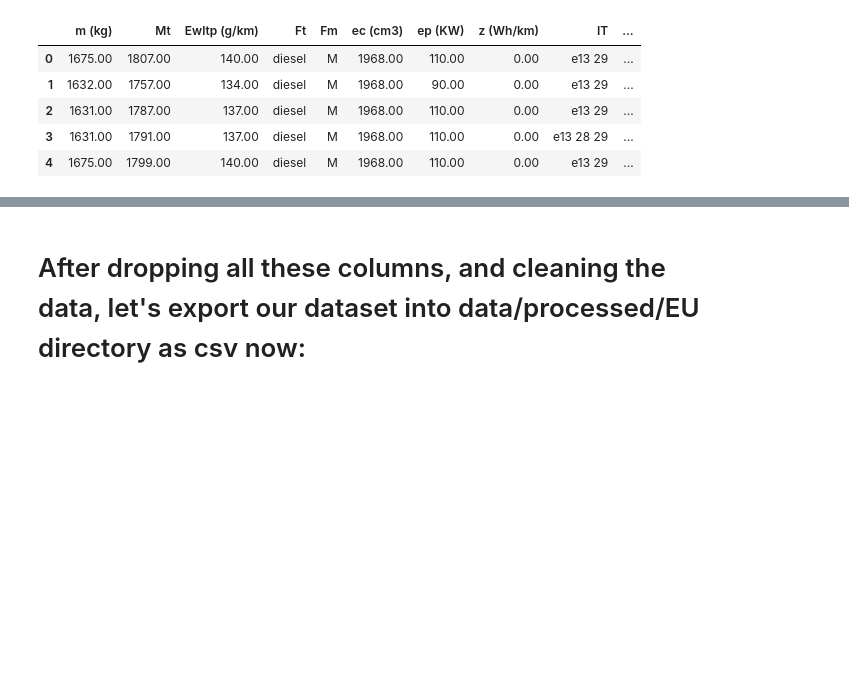
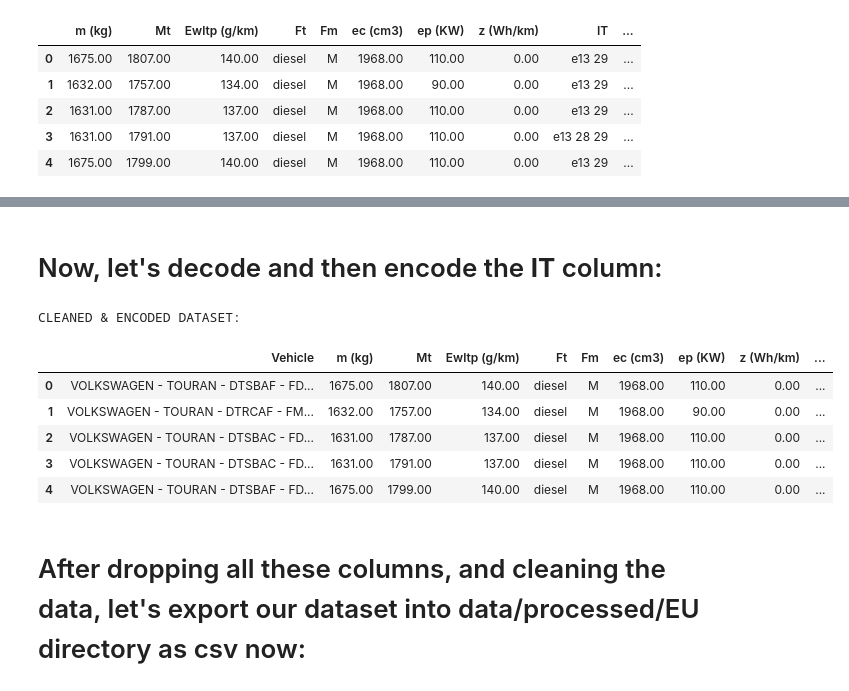
Before and after one commit to serhatgemici/project_data_exploration, a Jupyter notebook: Notebooks/02_feature_engineering.ipynb, the cells around one changed output, grey strips where cells are left out. Saved outputs shown, nothing was run; the diff lists cells and outputs as text; code cells hidden in the pictures; blank space fills up the shorter version.

```diff
--- a/Notebooks/02_feature_engineering.ipynb
+++ b/Notebooks/02_feature_engineering.ipynb
@@ -1740,3 +1801,34 @@ df_fr_2024.head()
+# %% [markdown]
+# Now, let's decode and then encode the **IT** column:
+# %%
+import re
+# ----------------------------------------------------
+# Decoding IT column
+# ----------------------------------------------------
+# Filters out numbers AND the word "none"
+# This regex matches both pure numbers (\b\d+\b) and the word "none."
+# It also completely filters out country codes such as e1 and e13.
+df_fr_2024['tech_list'] = df_fr_2024['IT'].apply(lambda x: re.findall(r'\b\d+\b|\bnone\b', str(x).lower()))
+
+# ----------------------------------------------------
+# One-Hot Encoding IT Column
+# ----------------------------------------------------
+tech_dummies = df_fr_2024['tech_list'].str.join('|').str.get_dummies().add_prefix('IT_')
+
+# We combine the original dataset with emerging technologies
+df_fr_2024 = pd.concat([df_fr_2024, tech_dummies], axis=1)
+
+print("CLEANED & ENCODED DATASET:")
+df_fr_2024.drop(["IT", "tech_list"], inplace = True, axis = 1)
+display(df_fr_2024.head())
+# %% [output]
+CLEANED & ENCODED DATASET:
+|  | Vehicle | m (kg) | Mt | Ewltp (g/km) | Ft | Fm | ec (cm3) | ep (KW) | z (Wh/km) | ... |
+| 0 | VOLKSWAGEN - TOURAN - DTSBAF - FD... | 1675.00 | 1807.00 | 140.00 | diesel | M | 1968.00 | 110.00 | 0.00 | ... |
+| 1 | VOLKSWAGEN - TOURAN - DTRCAF - FM... | 1632.00 | 1757.00 | 134.00 | diesel | M | 1968.00 | 90.00 | 0.00 | ... |
+| 2 | VOLKSWAGEN - TOURAN - DTSBAC - FD... | 1631.00 | 1787.00 | 137.00 | diesel | M | 1968.00 | 110.00 | 0.00 | ... |
+| 3 | VOLKSWAGEN - TOURAN - DTSBAC - FD... | 1631.00 | 1791.00 | 137.00 | diesel | M | 1968.00 | 110.00 | 0.00 | ... |
+| 4 | VOLKSWAGEN - TOURAN - DTSBAF - FD... | 1675.00 | 1799.00 | 140.00 | diesel | M | 1968.00 | 110.00 | 0.00 | ... |
 # %% [markdown]
 # After dropping all these columns, and cleaning the data, let's export our dataset into data/processed/EU directory as csv now:
 # %%
```
Also changed, not shown: parts of 8 cells of this notebook.
